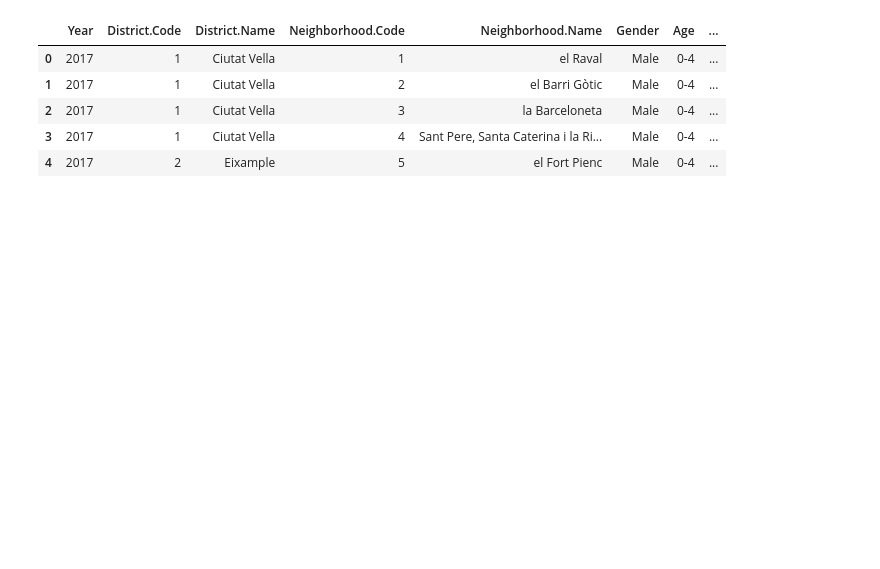
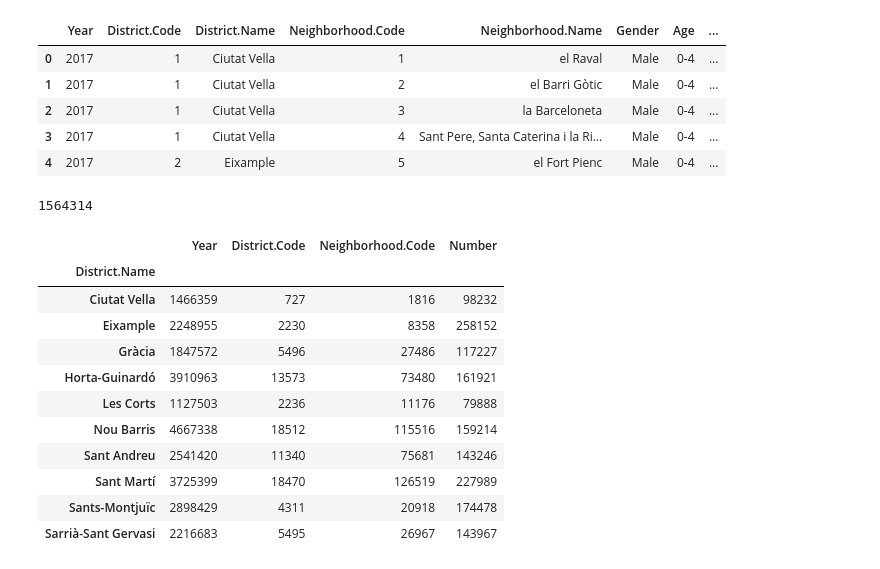
Before and after one commit to luism1988/Barcelona_dashboard, a Jupyter notebook: data_cleaning/data_exploration_population.ipynb, the cells around one changed output. Saved outputs shown, nothing was run; the diff lists cells and outputs as text; code cells hidden in the pictures; blank space fills up the shorter version.

```diff
--- a/data_cleaning/data_exploration_population.ipynb
+++ b/data_cleaning/data_exploration_population.ipynb
@@ -141,5 +141,24 @@ df.head()
 | 2 | 2017 | 1 | Ciutat Vella | 3 | la Barceloneta | Male | 0-4 | ... |
 | 3 | 2017 | 1 | Ciutat Vella | 4 | Sant Pere, Santa Caterina i la Ri... | Male | 0-4 | ... |
 | 4 | 2017 | 2 | Eixample | 5 | el Fort Pienc | Male | 0-4 | ... |
-# %% [markdown]
-#
+# %%
+a = df[df["Year"]==2017]
+a["Number"].sum()
+# %% [output]
+1564314
+# %%
+b= a.groupby("District.Name").sum("Number")
+b
+# %% [output]
+|  | Year | District.Code | Neighborhood.Code | Number |
+| District.Name |  |  |  |  |
+| Ciutat Vella | 1466359 | 727 | 1816 | 98232 |
+| Eixample | 2248955 | 2230 | 8358 | 258152 |
+| Gràcia | 1847572 | 5496 | 27486 | 117227 |
+| Horta-Guinardó | 3910963 | 13573 | 73480 | 161921 |
+| Les Corts | 1127503 | 2236 | 11176 | 79888 |
+| Nou Barris | 4667338 | 18512 | 115516 | 159214 |
+| Sant Andreu | 2541420 | 11340 | 75681 | 143246 |
+| Sant Martí | 3725399 | 18470 | 126519 | 227989 |
+| Sants-Montjuïc | 2898429 | 4311 | 20918 | 174478 |
+| Sarrià-Sant Gervasi | 2216683 | 5495 | 26967 | 143967 |
```
Also changed, not shown: parts of 2 cells of this notebook, 9 other files.
